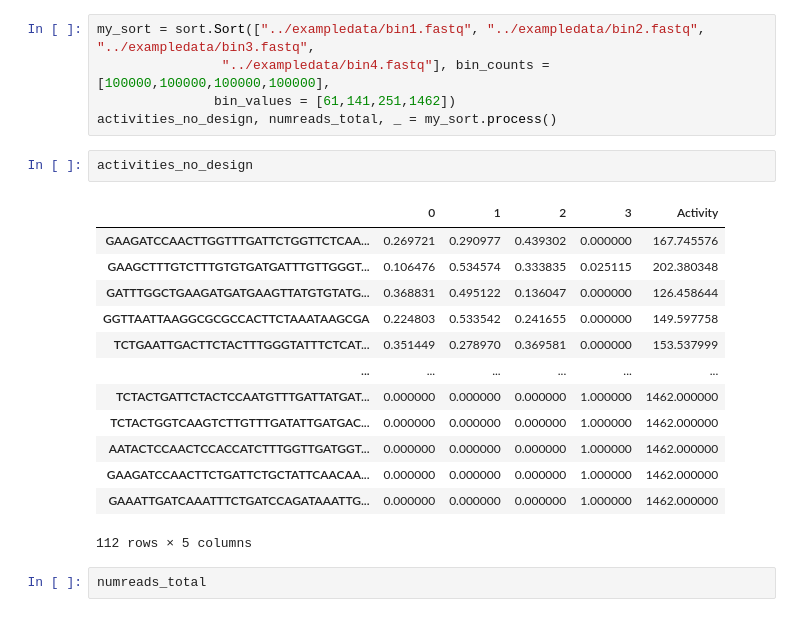
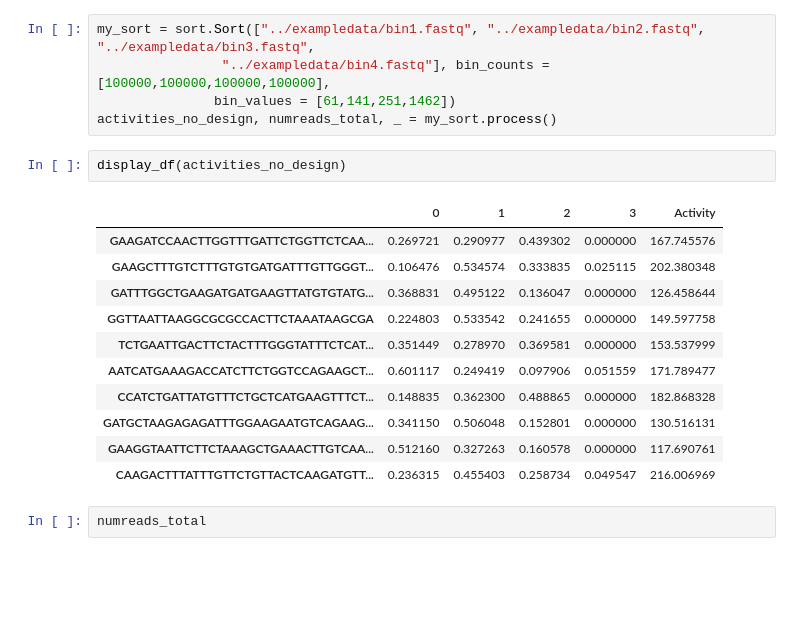
Before and after one commit to staller-lab/labtools, a Jupyter notebook: docs/_build/jupyter_execute/example.ipynb, the cells around one changed output. Cells and saved outputs as stored; diff of their text form; blank space fills up the shorter version.

```diff
--- a/docs/_build/jupyter_execute/example.ipynb
+++ b/docs/_build/jupyter_execute/example.ipynb
@@ -120,22 +128,20 @@ my_sort = sort.Sort(["../exampledata/bin1.fastq", "../exampledata/bin2.fastq", "
                 "../exampledata/bin4.fastq"], bin_counts = [100000,100000,100000,100000],
                bin_values = [61,141,251,1462])
 activities_no_design, numreads_total, _ = my_sort.process()
-# %%
-activities_no_design
-# %% [output]
-|  | 0 | 1 | 2 | 3 | Activity |
-| GAAGATCCAACTTGGTTTGATTCTGGTTCTCAA... | 0.269721 | 0.290977 | 0.439302 | 0.000000 | 167.745576 |
-| GAAGCTTTGTCTTTGTGTGATGATTTGTTGGGT... | 0.106476 | 0.534574 | 0.333835 | 0.025115 | 202.380348 |
-| GATTTGGCTGAAGATGATGAAGTTATGTGTATG... | 0.368831 | 0.495122 | 0.136047 | 0.000000 | 126.458644 |
-| GGTTAATTAAGGCGCGCCACTTCTAAATAAGCGA | 0.224803 | 0.533542 | 0.241655 | 0.000000 | 149.597758 |
-| TCTGAATTGACTTCTACTTTGGGTATTTCTCAT... | 0.351449 | 0.278970 | 0.369581 | 0.000000 | 153.537999 |
-| ... | ... | ... | ... | ... | ... |
-| TCTACTGATTCTACTCCAATGTTTGATTATGAT... | 0.000000 | 0.000000 | 0.000000 | 1.000000 | 1462.000000 |
-| TCTACTGGTCAAGTCTTGTTTGATATTGATGAC... | 0.000000 | 0.000000 | 0.000000 | 1.000000 | 1462.000000 |
-| AATACTCCAACTCCACCATCTTTGGTTGATGGT... | 0.000000 | 0.000000 | 0.000000 | 1.000000 | 1462.000000 |
-| GAAGATCCAACTTCTGATTCTGCTATTCAACAA... | 0.000000 | 0.000000 | 0.000000 | 1.000000 | 1462.000000 |
-| GAAATTGATCAAATTTCTGATCCAGATAAATTG... | 0.000000 | 0.000000 | 0.000000 | 1.000000 | 1462.000000 |
-112 rows × 5 columns
+# %%
+display_df(activities_no_design)
+# %% [output]
+|  | 0 | 1 | 2 | 3 | Activity |
+| GAAGATCCAACTTGGTTTGATTCTGGTTCTCAA... | 0.269721 | 0.290977 | 0.439302 | 0.000000 | 167.745576 |
+| GAAGCTTTGTCTTTGTGTGATGATTTGTTGGGT... | 0.106476 | 0.534574 | 0.333835 | 0.025115 | 202.380348 |
+| GATTTGGCTGAAGATGATGAAGTTATGTGTATG... | 0.368831 | 0.495122 | 0.136047 | 0.000000 | 126.458644 |
+| GGTTAATTAAGGCGCGCCACTTCTAAATAAGCGA | 0.224803 | 0.533542 | 0.241655 | 0.000000 | 149.597758 |
+| TCTGAATTGACTTCTACTTTGGGTATTTCTCAT... | 0.351449 | 0.278970 | 0.369581 | 0.000000 | 153.537999 |
+| AATCATGAAAGACCATCTTCTGGTCCAGAAGCT... | 0.601117 | 0.249419 | 0.097906 | 0.051559 | 171.789477 |
+| CCATCTGATTATGTTTCTGCTCATGAAGTTTCT... | 0.148835 | 0.362300 | 0.488865 | 0.000000 | 182.868328 |
+| GATGCTAAGAGAGATTTGGAAGAATGTCAGAAG... | 0.341150 | 0.506048 | 0.152801 | 0.000000 | 130.516131 |
+| GAAGGTAATTCTTCTAAAGCTGAAACTTGTCAA... | 0.512160 | 0.327263 | 0.160578 | 0.000000 | 117.690761 |
+| CAAGACTTTATTTGTTCTGTTACTCAAGATGTT... | 0.236315 | 0.455403 | 0.258734 | 0.049547 | 216.006969 |
 # %%
 numreads_total
 # %% [output]
```
Also changed, not shown: parts of 11 cells of this notebook, 6 other files.
